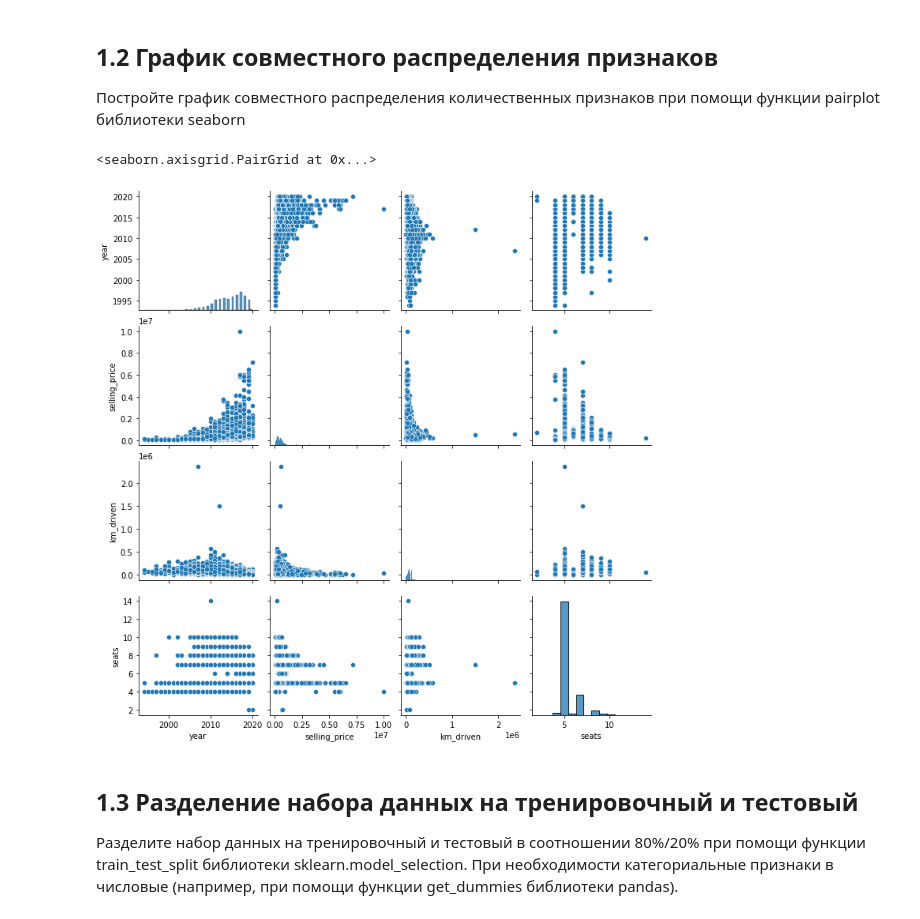
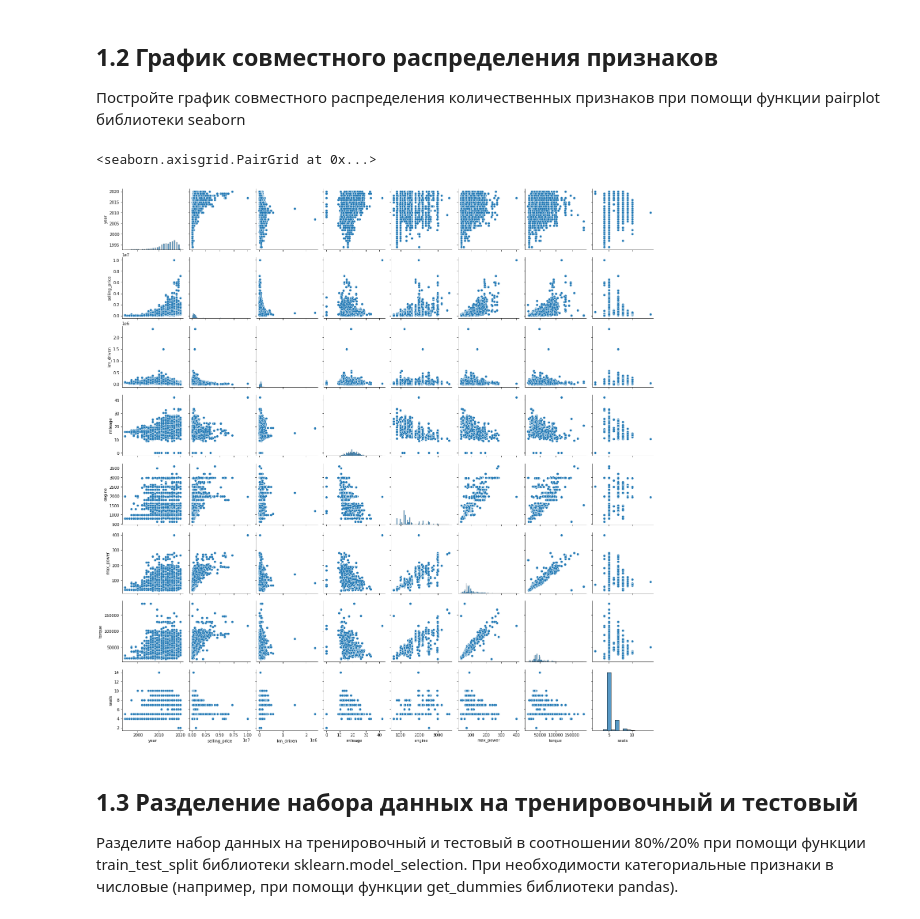
Before and after one commit to CERZAR/OIRS_HW, a Jupyter notebook: Домашнее_задание_1_Линейные_модели.ipynb, the cells around one changed output. Cells and saved outputs as stored; diff of their text form; code cells hidden in the pictures.

```diff
--- a/Домашнее_задание_1_Линейные_модели.ipynb
+++ b/Домашнее_задание_1_Линейные_модели.ipynb
@@ -115,6 +121,10 @@ from sklearn.metrics import mean_squared_error as RMSE
 Загрузите данные в датафрейм при помощи функции `read_csv` блиблиотеки pandas
 # %%
 BASELINE = 110000
+pd.options.mode.chained_assignment = None
 data = pd.read_csv('./data/Car details v3.csv')
+print(data.info())
+# Исходные данные имеют пустые значение, исключаем их, поскольку для обучения нужны все заполненные поля
+data = data.dropna()
 data.head()
 # %% [output]
@@ -173,10 +240,10 @@ Row count is: 7906
 
 Постройте график совместного распределения количественных признаков при помощи функции pairplot библиотеки seaborn
 # %%
-sns.pairplot(correct_data)
+sns.pairplot(data)
 # %% [output]
 <seaborn.axisgrid.PairGrid at 0x...>
-[figure, old version]
+[figure, new version]
 # %% [markdown]
 ## 1.3 Разделение набора данных на тренировочный и тестовый
 
```
Also changed, not shown: parts of 22 cells of this notebook.
